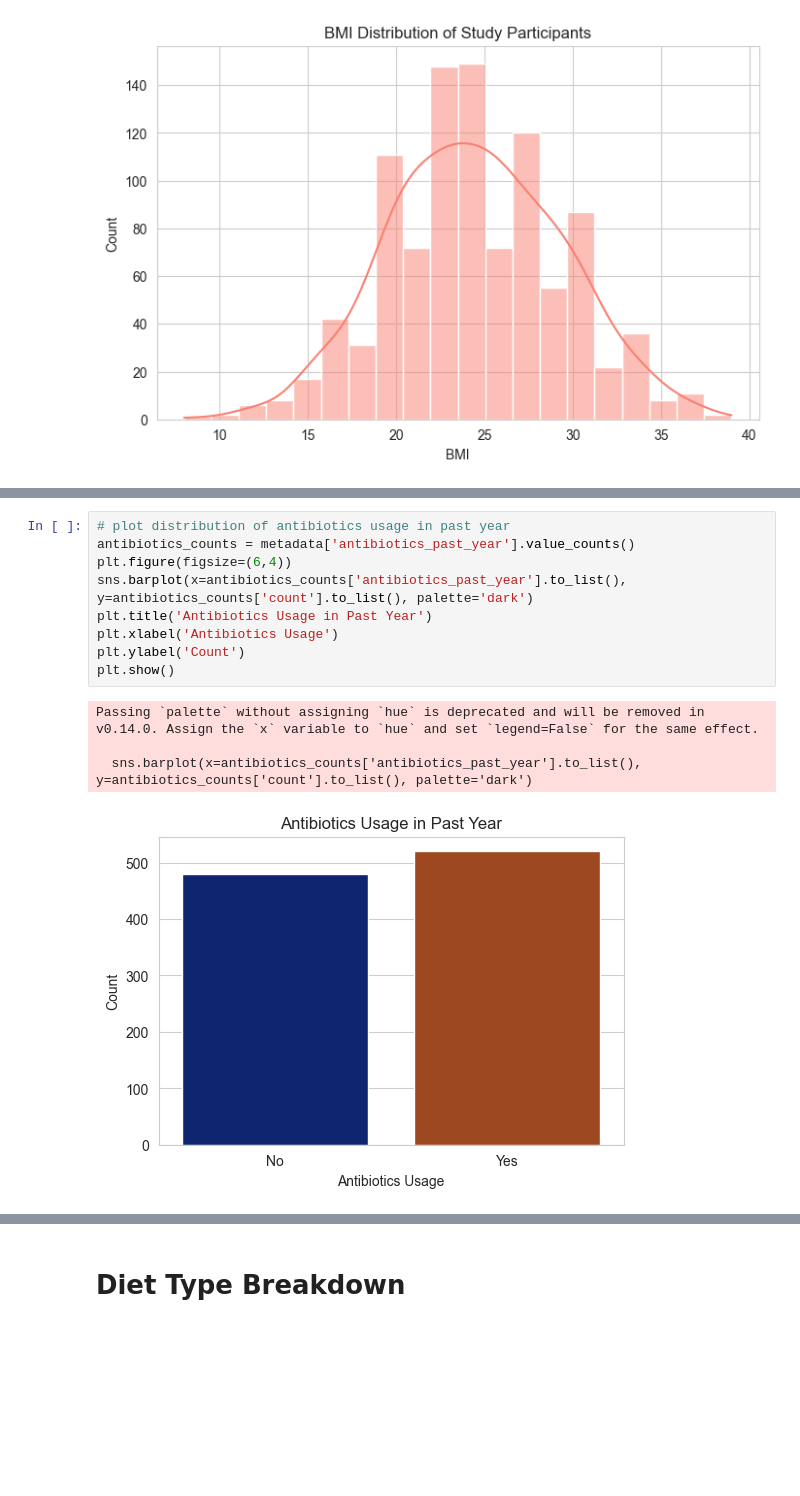
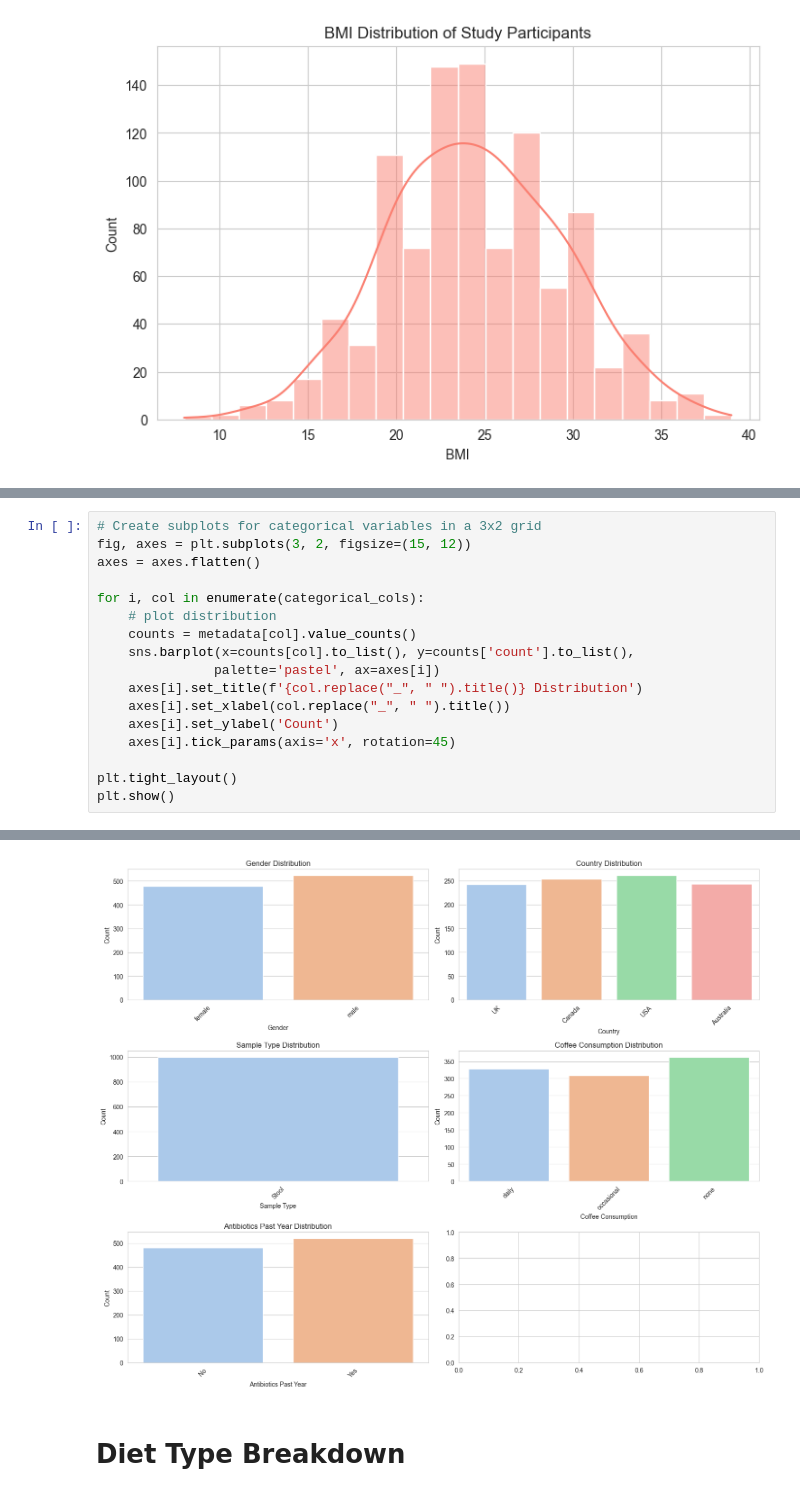
Before and after one commit to zkhechadoorian/coffee-gut-microbiome, a Jupyter notebook: notebooks/01_data_loading_qc.ipynb, the cells around one changed output, grey strips where cells are left out. Saved outputs shown, nothing was run; the diff lists cells and outputs as text; blank space fills up the shorter version.

```diff
--- a/notebooks/01_data_loading_qc.ipynb
+++ b/notebooks/01_data_loading_qc.ipynb
@@ -193,14 +151,18 @@ Passing `palette` without assigning `hue` is deprecated and will be removed in v
-# %%
-# plot distribution of antibiotics usage in past year
-antibiotics_counts = metadata['antibiotics_past_year'].value_counts()
-plt.figure(figsize=(6,4))
-sns.barplot(x=antibiotics_counts['antibiotics_past_year'].to_list(), y=antibiotics_counts['count'].to_list(), palette='dark')
-plt.title('Antibiotics Usage in Past Year')
-plt.xlabel('Antibiotics Usage')
-plt.ylabel('Count')
-plt.show()
-# %% [output]
-Passing `palette` without assigning `hue` is deprecated and will be removed in v0.14.0. Assign the `x` variable to `hue` and set `legend=False` for the same effect.
-
-  sns.barplot(x=antibiotics_counts['antibiotics_past_year'].to_list(), y=antibiotics_counts['count'].to_list(), palette='dark')
-[figure, removed]
+# %%
+# Create subplots for categorical variables in a 3x2 grid
+fig, axes = plt.subplots(3, 2, figsize=(15, 12))
+axes = axes.flatten()
+
+for i, col in enumerate(categorical_cols):
+    # plot distribution
+    counts = metadata[col].value_counts()
+    sns.barplot(x=counts[col].to_list(), y=counts['count'].to_list(),
+               palette='pastel', ax=axes[i])
+    axes[i].set_title(f'{col.replace("_", " ").title()} Distribution')
+    axes[i].set_xlabel(col.replace("_", " ").title())
+    axes[i].set_ylabel('Count')
+    axes[i].tick_params(axis='x', rotation=45)
+
+plt.tight_layout()
+plt.show()
+# %% [output]
@@ -207,3 +188,4 @@ Passing `palette` without assigning `hue` is deprecated and will be removed in v
+[figure, added]
 # %% [markdown]
 # Diet Type Breakdown
 # %%
```
Also changed, not shown: parts of 17 cells of this notebook.
